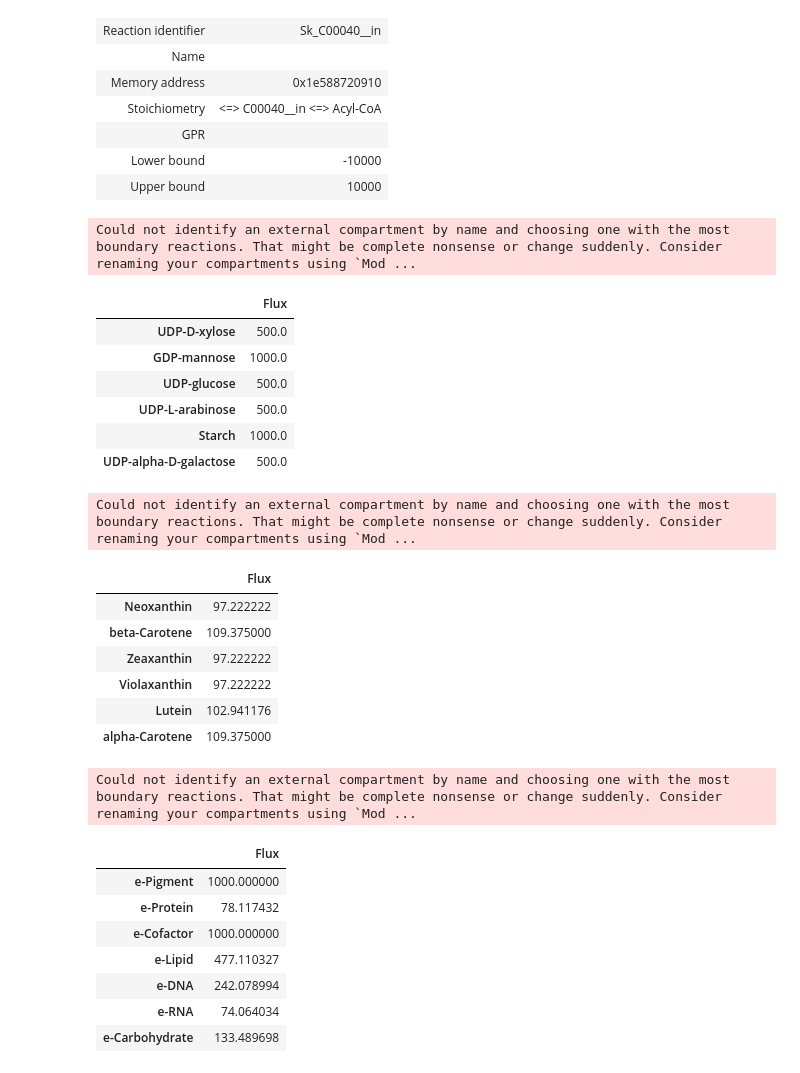
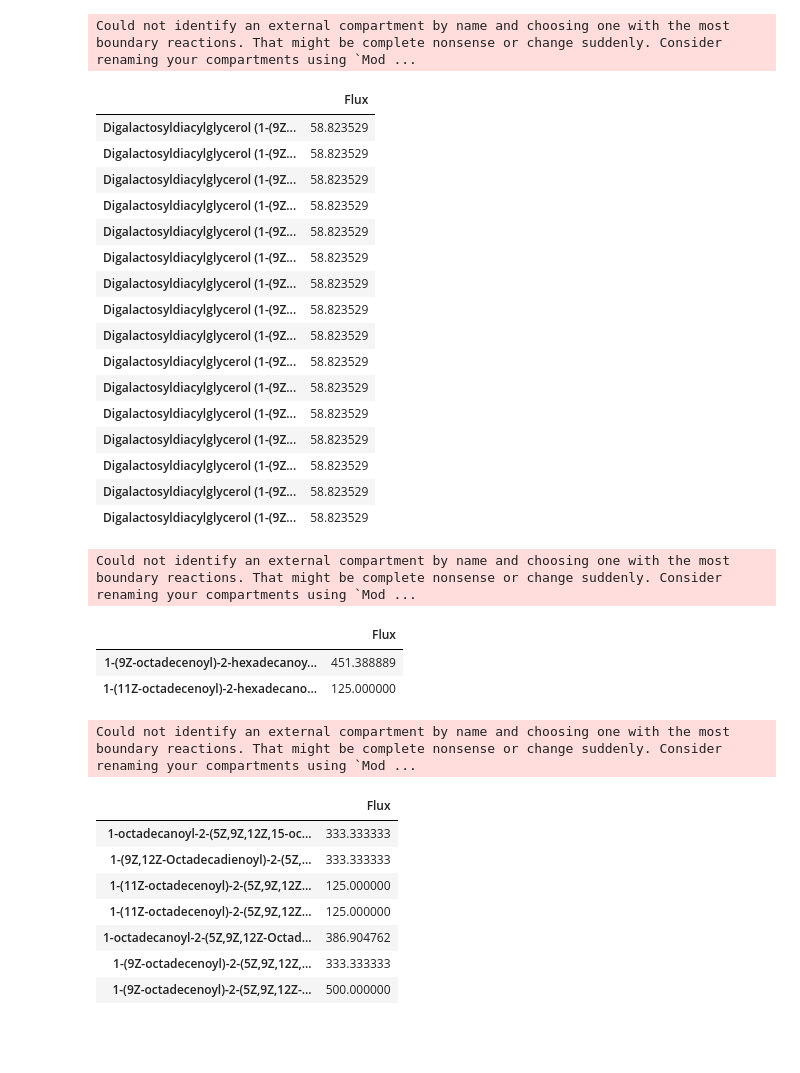
Before and after one commit to Apolinario8/UC_projeto, a Jupyter notebook: scripts/pathway_fluxesV2.ipynb, the cells around one changed output. Saved outputs shown, nothing was run; the diff lists cells and outputs as text; code cells hidden in the pictures; blank space fills up the shorter version.

```diff
--- a/scripts/pathway_fluxesV2.ipynb
+++ b/scripts/pathway_fluxesV2.ipynb
@@ -3,6 +2,6 @@ import sys
 from COBRAmodel import MyModel
 # %%
-model = MyModel(r"C:\Users\gonca\OneDrive\Documentos\GitHub\UC_projeto\model.xml", "e_Biomass__in")
+model = MyModel(r"C:\Users\gonca\OneDrive\Documentos\GitHub\UC_projeto\model.xml", "e_Biomass__cytop")
 # %% [output]
 Loading
 3077 does not conform to 'http(s)://identifiers.org/collection/id' or'http(s)://identifiers.org/COLLECTION:id
@@ -65 +80,6 @@ Could not identify an external compartment by name and choosing one with the mos
+# %%
+with model:
+    model.objective="R01626__chlo"
+    sol = model.optimize()
+    print(model.metabolites.C00229__chlo.summary(sol))
 # %%
@@ -113,44 +129,40 @@ Could not identify an external compartment by name and choosing one with the mos
-# %%
-model.create_sink("C00040__in")   #ACYL-CoA
-# %% [output]
-| Reaction identifier | Sk_C00040__in |
-| Name |  |
-| Memory address | 0x1e588720910 |
-| Stoichiometry | <=> C00040__in <=> Acyl-CoA |
-| GPR |  |
-| Lower bound | -10000 |
-| Upper bound | 10000 |
 # %%
-model.test_reaction("e_Carbohydrate__in")
+model.test_reaction("Digalactosyldiacylglycerol__chlo")
 # %% [output]
 Could not identify an external compartment by name and choosing one with the most boundary reactions. That might be complete nonsense or change suddenly. Consider renaming your compartments using `Mod ...
 |  | Flux |
-| UDP-D-xylose | 500.0 |
-| GDP-mannose | 1000.0 |
-| UDP-glucose | 500.0 |
-| UDP-L-arabinose | 500.0 |
-| Starch | 1000.0 |
-| UDP-alpha-D-galactose | 500.0 |
+| Digalactosyldiacylglycerol (1-(9Z... | 58.823529 |
+| Digalactosyldiacylglycerol (1-(9Z... | 58.823529 |
+| Digalactosyldiacylglycerol (1-(9Z... | 58.823529 |
+| Digalactosyldiacylglycerol (1-(9Z... | 58.823529 |
+| Digalactosyldiacylglycerol (1-(9Z... | 58.823529 |
+| Digalactosyldiacylglycerol (1-(9Z... | 58.823529 |
+| Digalactosyldiacylglycerol (1-(9Z... | 58.823529 |
+| Digalactosyldiacylglycerol (1-(9Z... | 58.823529 |
+| Digalactosyldiacylglycerol (1-(9Z... | 58.823529 |
+| Digalactosyldiacylglycerol (1-(9Z... | 58.823529 |
+| Digalactosyldiacylglycerol (1-(9Z... | 58.823529 |
+| Digalactosyldiacylglycerol (1-(9Z... | 58.823529 |
+| Digalactosyldiacylglycerol (1-(9Z... | 58.823529 |
+| Digalactosyldiacylglycerol (1-(9Z... | 58.823529 |
+| Digalactosyldiacylglycerol (1-(9Z... | 58.823529 |
+| Digalactosyldiacylglycerol (1-(9Z... | 58.823529 |
 # %%
-model.test_reaction("e_Pigment__in")
+model.test_reaction("Phosphatidylinositol__er")
 # %% [output]
 Could not identify an external compartment by name and choosing one with the most boundary reactions. That might be complete nonsense or change suddenly. Consider renaming your compartments using `Mod ...
 |  | Flux |
-| Neoxanthin | 97.222222 |
-| beta-Carotene | 109.375000 |
-| Zeaxanthin | 97.222222 |
-| Violaxanthin | 97.222222 |
-| Lutein | 102.941176 |
-| alpha-Carotene | 109.375000 |
+| 1-(9Z-octadecenoyl)-2-hexadecanoy... | 451.388889 |
+| 1-(11Z-octadecenoyl)-2-hexadecano... | 125.000000 |
 # %%
-model.test_reaction("e_Biomass__in")
+model.test_reaction("Phosphatidylethanolamine__er")
 # %% [output]
 Could not identify an external compartment by name and choosing one with the most boundary reactions. That might be complete nonsense or change suddenly. Consider renaming your compartments using `Mod ...
 |  | Flux |
-| e-Pigment | 1000.000000 |
-| e-Protein | 78.117432 |
-| e-Cofactor | 1000.000000 |
-| e-Lipid | 477.110327 |
-| e-DNA | 242.078994 |
-| e-RNA | 74.064034 |
-| e-Carbohydrate | 133.489698 |
+| 1-octadecanoyl-2-(5Z,9Z,12Z,15-oc... | 333.333333 |
+| 1-(9Z,12Z-Octadecadienoyl)-2-(5Z,... | 333.333333 |
+| 1-(11Z-octadecenoyl)-2-(5Z,9Z,12Z... | 125.000000 |
+| 1-(11Z-octadecenoyl)-2-(5Z,9Z,12Z... | 125.000000 |
+| 1-octadecanoyl-2-(5Z,9Z,12Z-Octad... | 386.904762 |
+| 1-(9Z-octadecenoyl)-2-(5Z,9Z,12Z,... | 333.333333 |
+| 1-(9Z-octadecenoyl)-2-(5Z,9Z,12Z-... | 500.000000 |
```
Also changed, not shown: parts of 22 cells of this notebook, 26 other files.
